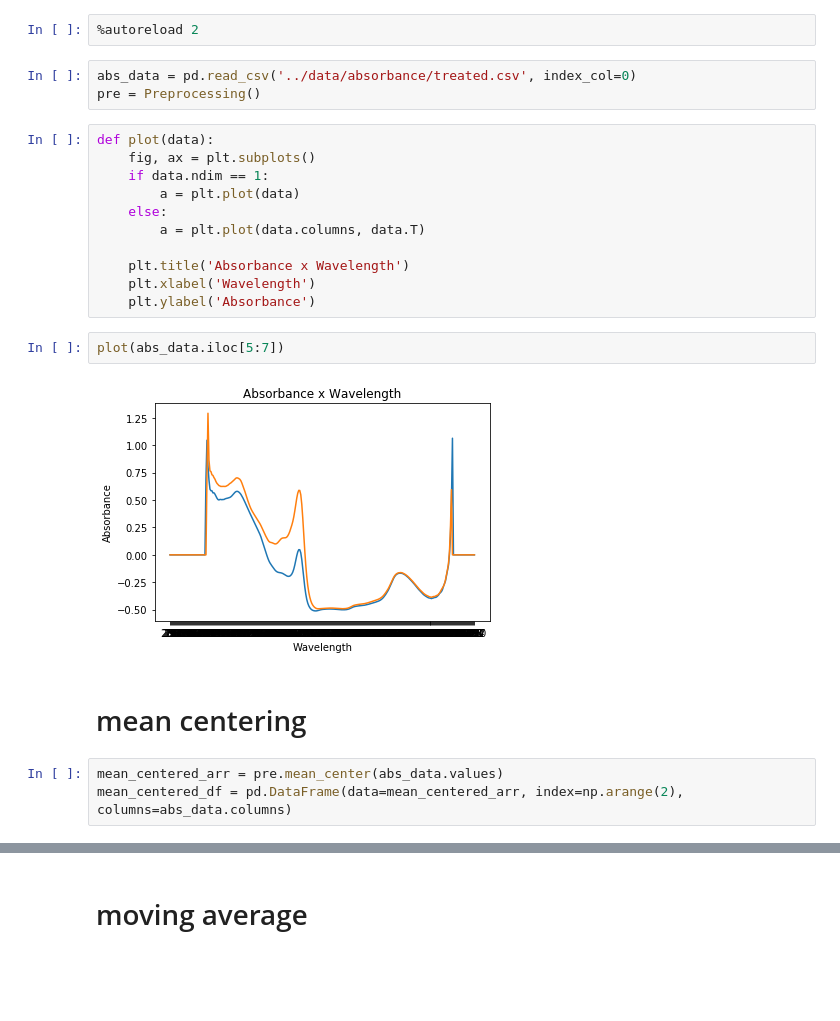
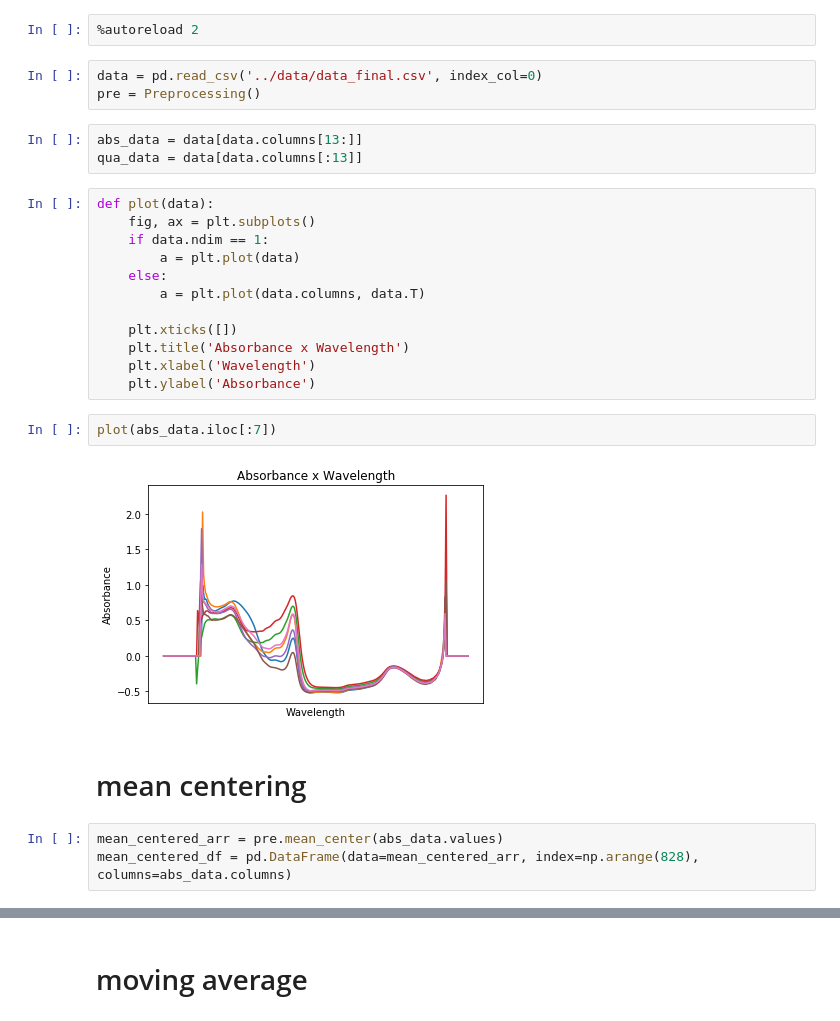
Before and after one commit to danielesreis/pibic-2018, a Jupyter notebook: notebooks/preprocessing.ipynb, the cells around one changed output, grey strips where cells are left out. Cells and saved outputs as stored; diff of their text form; blank space fills up the shorter version.

Commit message:
preprocessing com mean centering / verificar outliers

```diff
--- a/notebooks/preprocessing.ipynb
+++ b/notebooks/preprocessing.ipynb
@@ -17,8 +17,11 @@ plt.rcParams.update({'font.size': 28})
 # %%
 %autoreload 2
 # %%
-abs_data = pd.read_csv('../data/absorbance/treated.csv', index_col=0)
+data = pd.read_csv('../data/data_final.csv', index_col=0)
 pre = Preprocessing()
+# %%
+abs_data = data[data.columns[13:]]
+qua_data = data[data.columns[:13]]
 # %%
 def plot(data):
     fig, ax = plt.subplots()
@@ -27,16 +30,17 @@ def plot(data):
     else:
         a = plt.plot(data.columns, data.T)
 
+    plt.xticks([])
     plt.title('Absorbance x Wavelength')
     plt.xlabel('Wavelength')
     plt.ylabel('Absorbance')
 # %%
-plot(abs_data.iloc[5:7])
+plot(abs_data.iloc[:7])
 # %% [output]
-[figure, old version]
+[figure, new version]
 # %% [markdown]
 # mean centering
 # %%
 mean_centered_arr = pre.mean_center(abs_data.values)
-mean_centered_df = pd.DataFrame(data=mean_centered_arr, index=np.arange(2), columns=abs_data.columns)
+mean_centered_df = pd.DataFrame(data=mean_centered_arr, index=np.arange(828), columns=abs_data.columns)
 # %%
```
Also changed, not shown: parts of 4 cells of this notebook, 1 other file.
